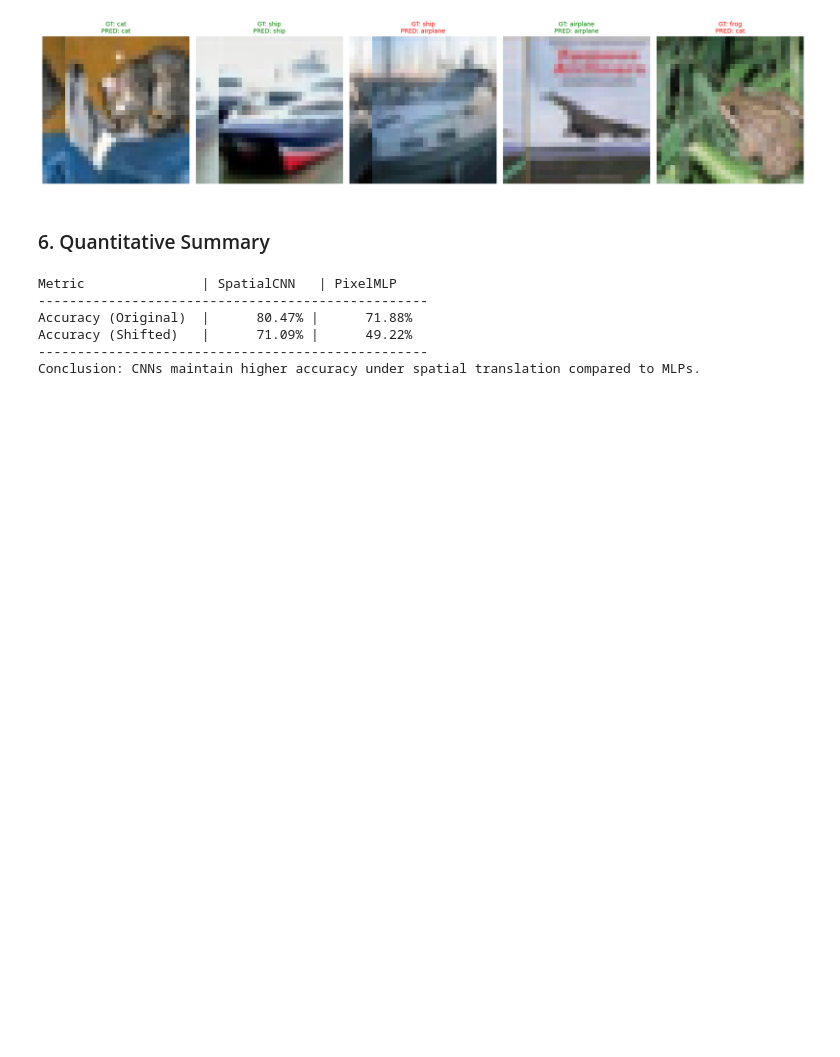
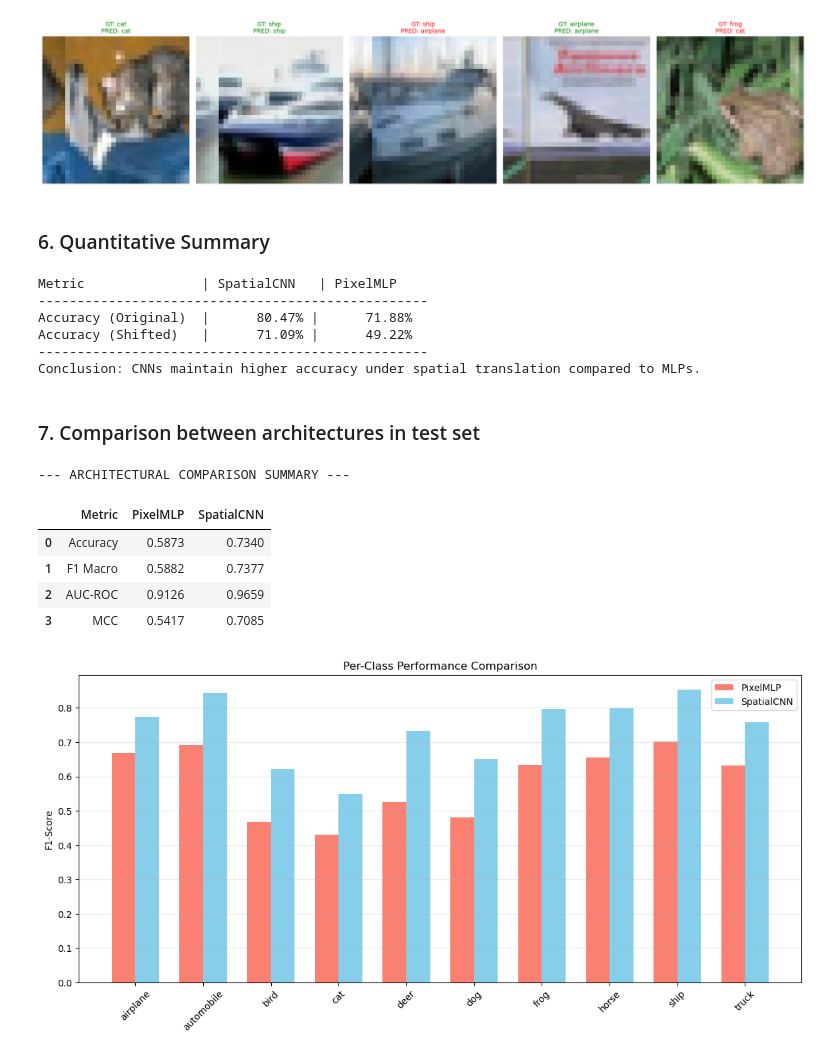
Before and after one commit to nameisalfio/latent-bridge, a Jupyter notebook: notebooks/exploration.ipynb, the cells around one changed output. Saved outputs shown, nothing was run; the diff lists cells and outputs as text; code cells hidden in the pictures; blank space fills up the shorter version.

Commit message:
Wrote test and inference script

```diff
--- a/notebooks/exploration.ipynb
+++ b/notebooks/exploration.ipynb
@@ -137,3 +138,69 @@ Accuracy (Original)  |      80.47% |      71.88%
 Accuracy (Shifted)   |      71.09% |      49.22%
 --------------------------------------------------
 Conclusion: CNNs maintain higher accuracy under spatial translation compared to MLPs.
+# %% [markdown]
+### 7. Comparison between architectures in test set
+# %%
+import json
+import pandas as pd
+
+def load_metrics(model_name):
+    path = Path(f"../results/eval_benchmarks/{model_name}/metrics.json")
+    with open(path, 'r') as f:
+        return json.load(f)
+
+# Load results for both architectures
+try:
+    mlp_res = load_metrics("PixelMLP")
+    cnn_res = load_metrics("SpatialCNN")
+
+    # Create comparison dataframe for overall metrics
+    comparison_df = pd.DataFrame({
+        "Metric": ["Accuracy", "F1 Macro", "AUC-ROC", "MCC"],
+        "PixelMLP": [
+            mlp_res['summary']['accuracy'],
+            mlp_res['summary']['f1_macro'],
+            mlp_res['summary']['auc_roc'],
+            mlp_res['summary']['mcc']
+        ],
+        "SpatialCNN": [
+            cnn_res['summary']['accuracy'],
+            cnn_res['summary']['f1_macro'],
+            cnn_res['summary']['auc_roc'],
+            cnn_res['summary']['mcc']
+        ]
+    })
+
+    print("--- ARCHITECTURAL COMPARISON SUMMARY ---")
+    display(comparison_df)
+
+    # Plotting per-class F1-score comparison
+    classes = list(mlp_res['per_class'].keys())
+    mlp_f1 = [mlp_res['per_class'][c]['f1'] for c in classes]
+    cnn_f1 = [cnn_res['per_class'][c]['f1'] for c in classes]
+
+    x = np.arange(len(classes))
+    width = 0.35
+
+    fig, ax = plt.subplots(figsize=(14, 6))
+    ax.bar(x - width/2, mlp_f1, width, label='PixelMLP', color='salmon')
+    ax.bar(x + width/2, cnn_f1, width, label='SpatialCNN', color='skyblue')
+
+    ax.set_ylabel('F1-Score')
+    ax.set_title('Per-Class Performance Comparison')
+    ax.set_xticks(x)
+    ax.set_xticklabels(classes, rotation=45)
+    ax.legend()
+    plt.grid(axis='y', alpha=0.3)
+    plt.show()
+
+except FileNotFoundError:
+    print("Error: Metrics files not found. Please run 'scripts/test.py' for both models first.")
+# %% [output]
+--- ARCHITECTURAL COMPARISON SUMMARY ---
+|  | Metric | PixelMLP | SpatialCNN |
+| 0 | Accuracy | 0.5873 | 0.7340 |
+| 1 | F1 Macro | 0.5882 | 0.7377 |
+| 2 | AUC-ROC | 0.9126 | 0.9659 |
+| 3 | MCC | 0.5417 | 0.7085 |
+[figure, added]
```
Also changed, not shown: parts of 1 cell of this notebook, 14 other files.
